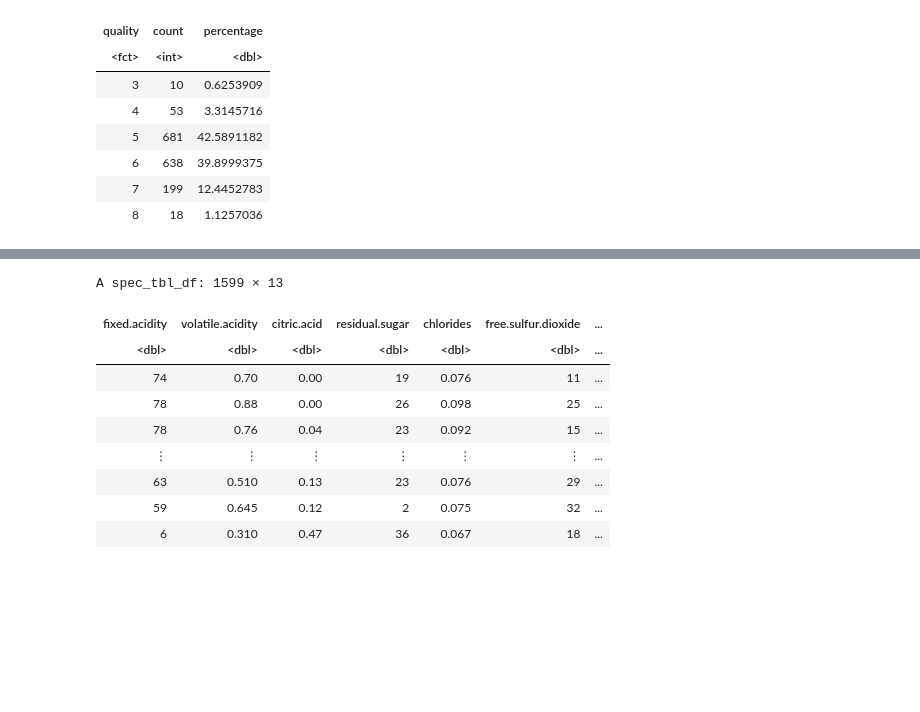
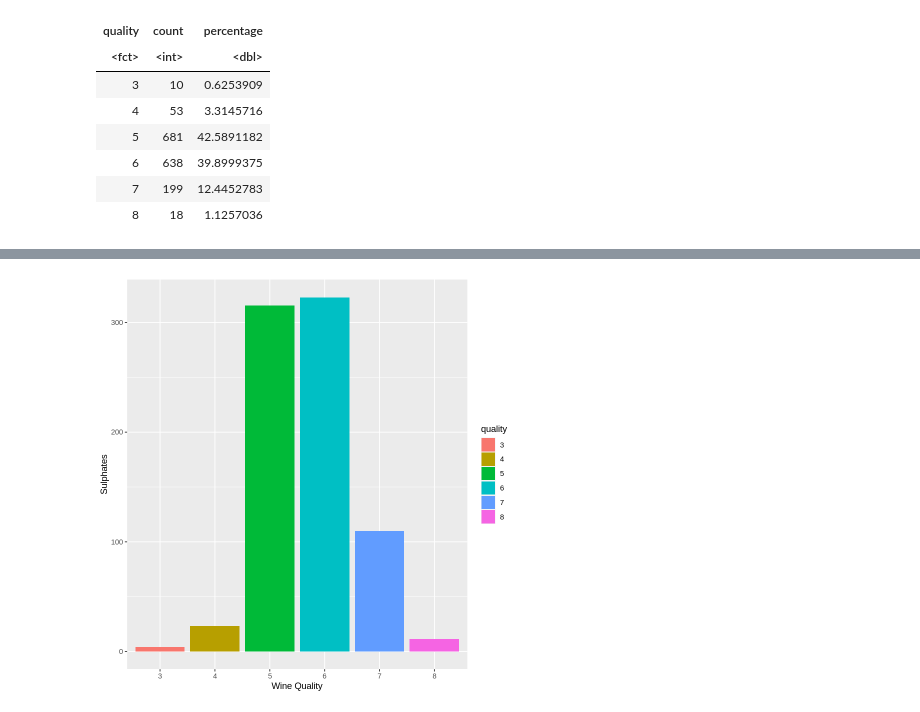
Before and after one commit to yizhangl/DSCI100-project, a Jupyter notebook: proposal.ipynb, the cells around one changed output, grey strips where cells are left out. Cells and saved outputs as stored; diff of their text form; code cells hidden in the pictures; blank space fills up the shorter version.

```diff
--- a/proposal.ipynb
+++ b/proposal.ipynb
@@ -152,16 +207,8 @@ A tibble: 6 × 7
-# %%
-wine <- wine %>%
-  mutate(sulphates_mean = mean(sulphates))
-mean(sulphates)
-wine
-# %% [output]
-A spec_tbl_df: 1599 × 13
-| fixed.acidity | volatile.acidity | citric.acid | residual.sugar | chlorides | free.sulfur.dioxide | ... |
-| <dbl> | <dbl> | <dbl> | <dbl> | <dbl> | <dbl> | ... |
-| 74 | 0.70 | 0.00 | 19 | 0.076 | 11 | ... |
-| 78 | 0.88 | 0.00 | 26 | 0.098 | 25 | ... |
-| 78 | 0.76 | 0.04 | 23 | 0.092 | 15 | ... |
-| ⋮ | ⋮ | ⋮ | ⋮ | ⋮ | ⋮ | ... |
-| 63 | 0.510 | 0.13 | 23 | 0.076 | 29 | ... |
-| 59 | 0.645 | 0.12 | 2 | 0.075 | 32 | ... |
-| 6 | 0.310 | 0.47 | 36 | 0.067 | 18 | ... |
+# %%
+wine_plot_sul <- wine_train %>%
+   ggplot(aes(x = quality, y = sulphates, fill = quality)) +
+       geom_bar(stat = "identity") +
+       labs(x = "Wine Quality", y = "Sulphates")
+wine_plot_sul
+# %% [output]
+[figure, added]
```
Also changed, not shown: parts of 15 cells of this notebook.
